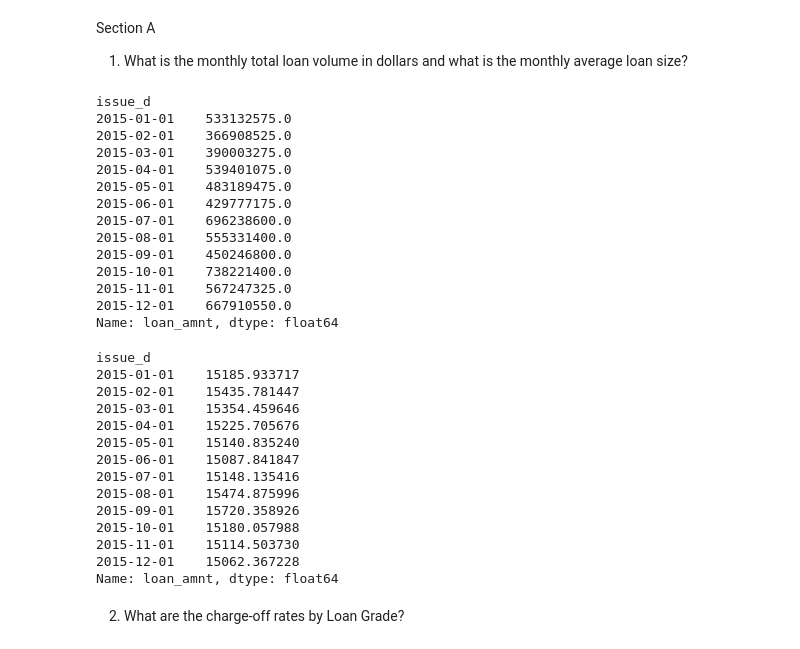
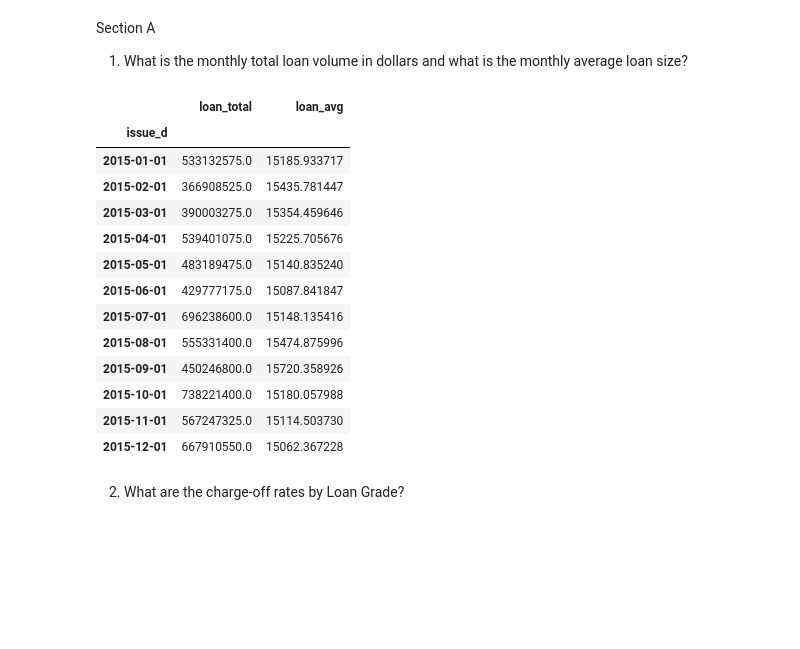
Before and after one commit to Rajat-Gaur/Credit-Card-Fraud-Detection, a Jupyter notebook: Welcome_To_Colaboratory.ipynb, the cells around one changed output. Saved outputs shown, nothing was run; the diff lists cells and outputs as text; code cells hidden in the pictures; blank space fills up the shorter version.

```diff
--- a/Welcome_To_Colaboratory.ipynb
+++ b/Welcome_To_Colaboratory.ipynb
@@ -60,40 +60,27 @@ Section A
 1) What is the monthly total loan volume in dollars and what is the monthly average loan size?
 # %%
 # Monthly total loan volume in dollar
-df.groupby('issue_d')['loan_amnt'].sum()
+loan_total = df.groupby('issue_d')['loan_amnt'].sum()
+
+# Monthly average loan size
+loan_avg = df.groupby('issue_d')['loan_amnt'].mean()
-# %% [output]
-issue_d
-2015-01-01    533132575.0
-2015-02-01    366908525.0
-2015-03-01    390003275.0
-2015-04-01    539401075.0
-2015-05-01    483189475.0
-2015-06-01    429777175.0
-2015-07-01    696238600.0
-2015-08-01    555331400.0
-2015-09-01    450246800.0
-2015-10-01    738221400.0
-2015-11-01    567247325.0
-2015-12-01    667910550.0
-Name: loan_amnt, dtype: float64
-# %%
-# Monthly average loan size
-df.groupby('issue_d')['loan_amnt'].mean()
-# %% [output]
-issue_d
-2015-01-01    15185.933717
-2015-02-01    15435.781447
-2015-03-01    15354.459646
-2015-04-01    15225.705676
-2015-05-01    15140.835240
-2015-06-01    15087.841847
-2015-07-01    15148.135416
-2015-08-01    15474.875996
-2015-09-01    15720.358926
-2015-10-01    15180.057988
-2015-11-01    15114.503730
-2015-12-01    15062.367228
-Name: loan_amnt, dtype: float64
+# %%
+pd.DataFrame({"loan_total": loan_total, "loan_avg": loan_avg})
+# %% [output]
+|  | loan_total | loan_avg |
+| issue_d |  |  |
+| 2015-01-01 | 533132575.0 | 15185.933717 |
+| 2015-02-01 | 366908525.0 | 15435.781447 |
+| 2015-03-01 | 390003275.0 | 15354.459646 |
+| 2015-04-01 | 539401075.0 | 15225.705676 |
+| 2015-05-01 | 483189475.0 | 15140.835240 |
+| 2015-06-01 | 429777175.0 | 15087.841847 |
+| 2015-07-01 | 696238600.0 | 15148.135416 |
+| 2015-08-01 | 555331400.0 | 15474.875996 |
+| 2015-09-01 | 450246800.0 | 15720.358926 |
+| 2015-10-01 | 738221400.0 | 15180.057988 |
+| 2015-11-01 | 567247325.0 | 15114.503730 |
+| 2015-12-01 | 667910550.0 | 15062.367228 |
 # %% [markdown]
 2) What are the charge-off rates by Loan Grade?
 # %%
```
